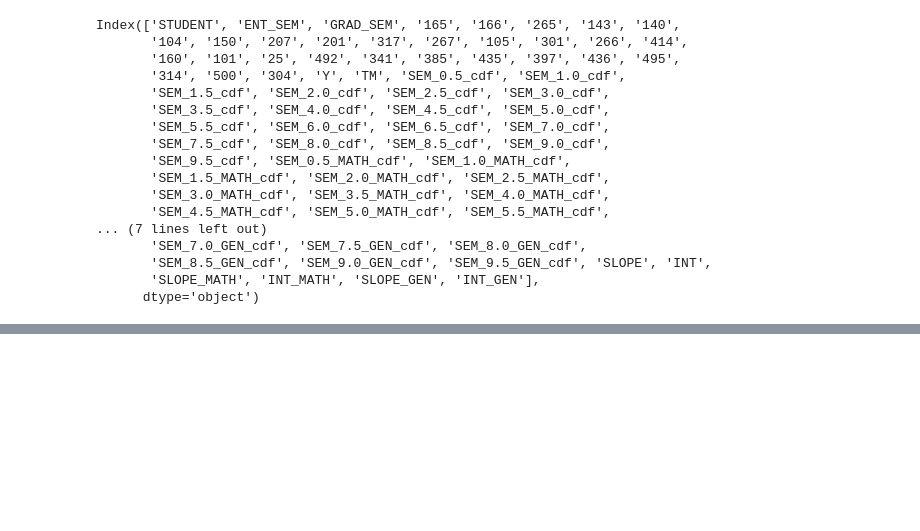
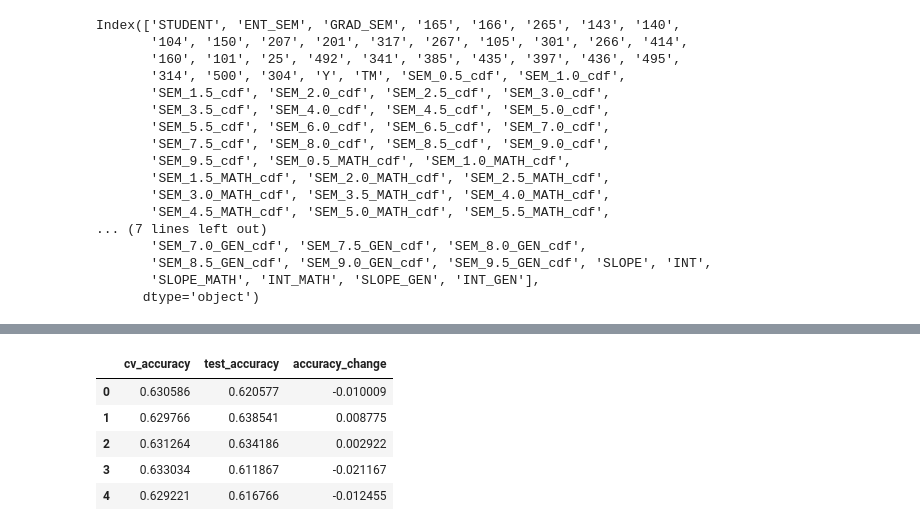
Before and after one commit to BishopsLemma/Fall-2024-Student-Success-Prediction, a Jupyter notebook: Modelling/modelling.ipynb, the cells around one changed output, grey strips where cells are left out. Saved outputs shown, nothing was run; the diff lists cells and outputs as text; code cells hidden in the pictures; blank space fills up the shorter version.

```diff
--- a/Modelling/modelling.ipynb
+++ b/Modelling/modelling.ipynb
@@ -200,0 +123,11 @@ Train: 0.7082   Test: 0.6473
+# %%
+logreg_models, logreg_df, logreg_fimp_df = modeller.logreg_cv(splits=splits)
+print('Accuracies for logistic regression models:')
+logreg_df
+# %% [output]
+|  | cv_accuracy | test_accuracy | accuracy_change |
+| 0 | 0.630586 | 0.620577 | -0.010009 |
+| 1 | 0.629766 | 0.638541 | 0.008775 |
+| 2 | 0.631264 | 0.634186 | 0.002922 |
+| 3 | 0.633034 | 0.611867 | -0.021167 |
+| 4 | 0.629221 | 0.616766 | -0.012455 |
```
Also changed, not shown: parts of 29 cells of this notebook, 24 other files.
